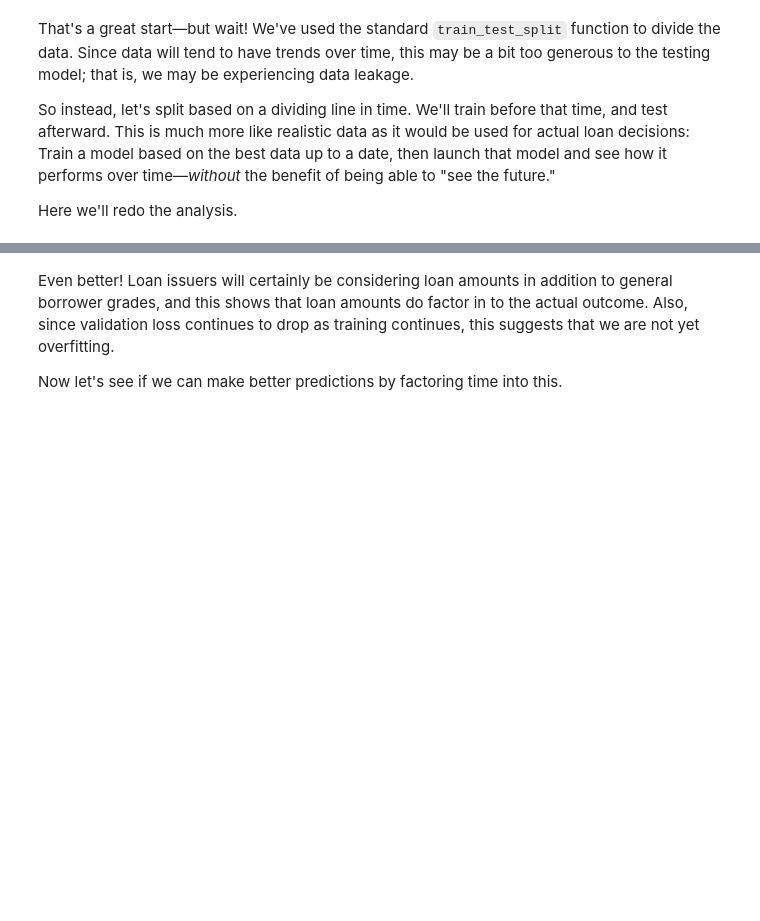
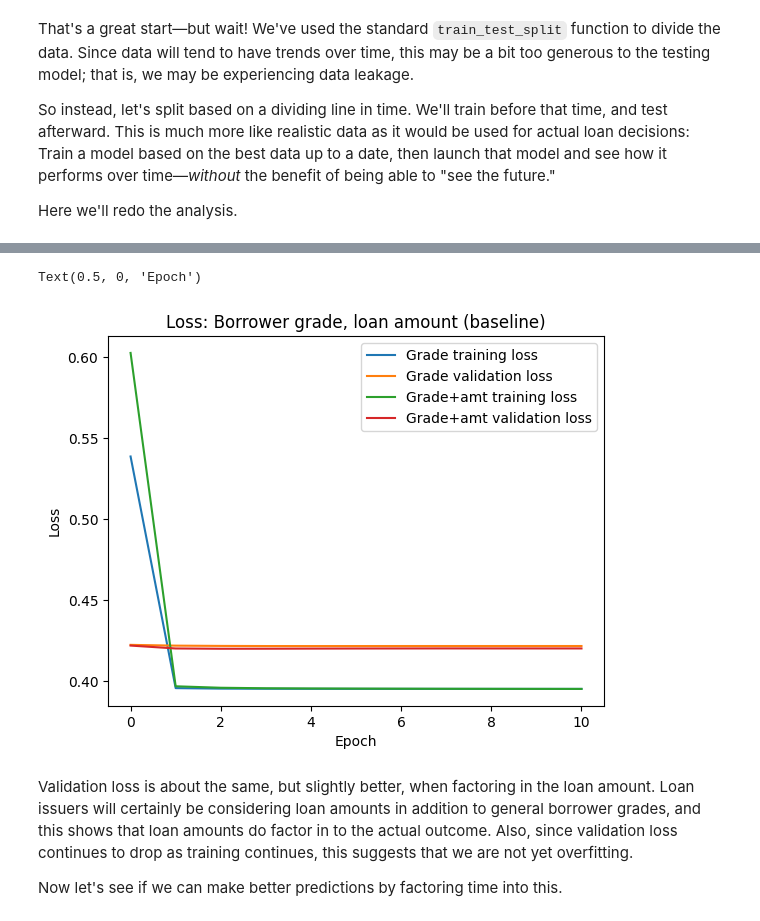
Before and after one commit to jshuma/experimental, a Jupyter notebook: capstone_lendingclub/lendingclub_analysis.ipynb, the cells around one changed output, grey strips where cells are left out. Saved outputs shown, nothing was run; the diff lists cells and outputs as text; code cells hidden in the pictures; blank space fills up the shorter version.

```diff
--- a/capstone_lendingclub/lendingclub_analysis.ipynb
+++ b/capstone_lendingclub/lendingclub_analysis.ipynb
@@ -374,41 +375,41 @@ We're off to a good start. Let's see if we can perform better by also considerin
 # %%
 df3 = accepted_df[['grade_score', 'loan_amnt', 'loan_status_code', 'issue_d_month_index']].dropna()
 
 df3 = df3.sample(frac=data_frac)
 
 t = make_column_transformer((StandardScaler(), ['grade_score', 'loan_amnt']),
                             remainder='passthrough').set_output(transform="pandas")
 df3_scaled = t.fit_transform(df3)
-
-X = df3_scaled[['standardscaler__grade_score', 'standardscaler__loan_amnt']]
-y = to_categorical(df3_scaled['remainder__loan_status_code'].astype(int))
 
 ## Define X and y, split based on time. Reuse cutoff_index from above.
 df3_scaled_train = df3_scaled[df3['issue_d_month_index'] <= cutoff_index]
 df3_scaled_test = df3_scaled[df3['issue_d_month_index'] > cutoff_index]
 X_train = df3_scaled_train[['standardscaler__grade_score', 'standardscaler__loan_amnt']]
 X_test = df3_scaled_test[['standardscaler__grade_score', 'standardscaler__loan_amnt']]
 y_train = to_categorical(df3_scaled_train['remainder__loan_status_code'].astype(int))
 y_test = to_categorical(df3_scaled_test['remainder__loan_status_code'].astype(int))
 
 # Train the model
-model = Sequential([
-    Dense(31, activation='relu'),
-    Dense(8, activation='softmax')
-])
-model.compile(optimizer='rmsprop', loss='categorical_crossentropy', metrics=['accuracy'])
-history3 = model.fit(X_train, y_train, epochs=epochs, validation_data=(X_test, y_test))
+model = make_model()
+history3 = model.fit(
+    X_train, y_train, epochs=epochs, validation_data=(X_test, y_test),
+    callbacks=[make_early_stop()], verbose=verbosity)
 
 # Plot the results over time
-plt.plot(history3.history['loss'])
-plt.plot(history3.history['val_loss'])
-plt.legend(['Training loss', 'Validation loss'])
+plt.plot(history2.history['loss'], label="Grade training loss")
+plt.plot(history2.history['val_loss'], label="Grade validation loss")
+plt.plot(history3.history['loss'], label="Grade+amt training loss")
+plt.plot(history3.history['val_loss'], label="Grade+amt validation loss")
+plt.legend()
 
-plt.title('Model loss')
+plt.title('Loss: Borrower grade, loan amount (baseline)')
 plt.ylabel('Loss')
 plt.xlabel('Epoch')
+# %% [output]
+Text(0.5, 0, 'Epoch')
+[figure, added]
 # %% [markdown]
-Even better! Loan issuers will certainly be considering loan amounts in addition to general borrower grades, and this shows that loan amounts do factor in to the actual outcome. Also, since validation loss continues to drop as training continues, this suggests that we are not yet overfitting.
+Validation loss is about the same, but slightly better, when factoring in the loan amount. Loan issuers will certainly be considering loan amounts in addition to general borrower grades, and this shows that loan amounts do factor in to the actual outcome. Also, since validation loss continues to drop as training continues, this suggests that we are not yet overfitting.
 
 Now let's see if we can make better predictions by factoring time into this.
 # %%
```
Also changed, not shown: parts of 29 cells of this notebook.
